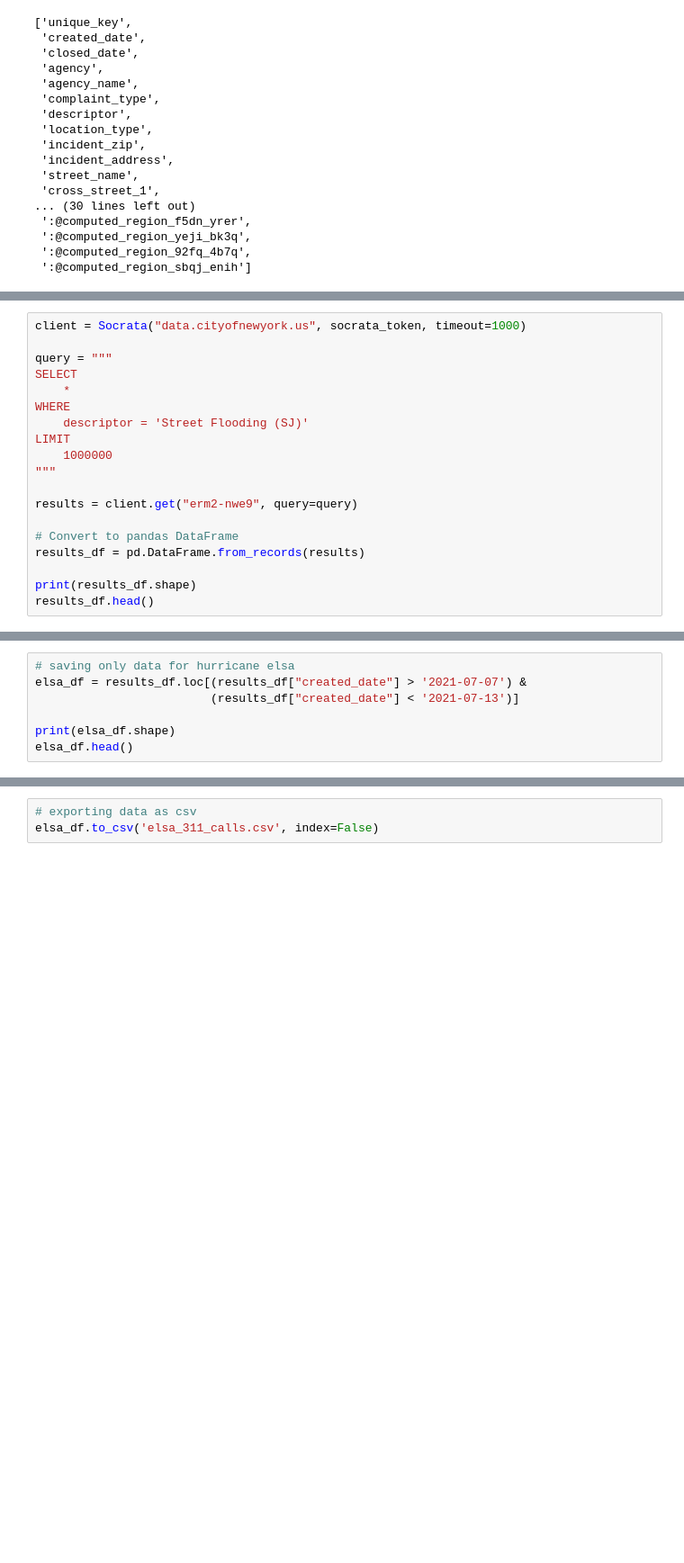
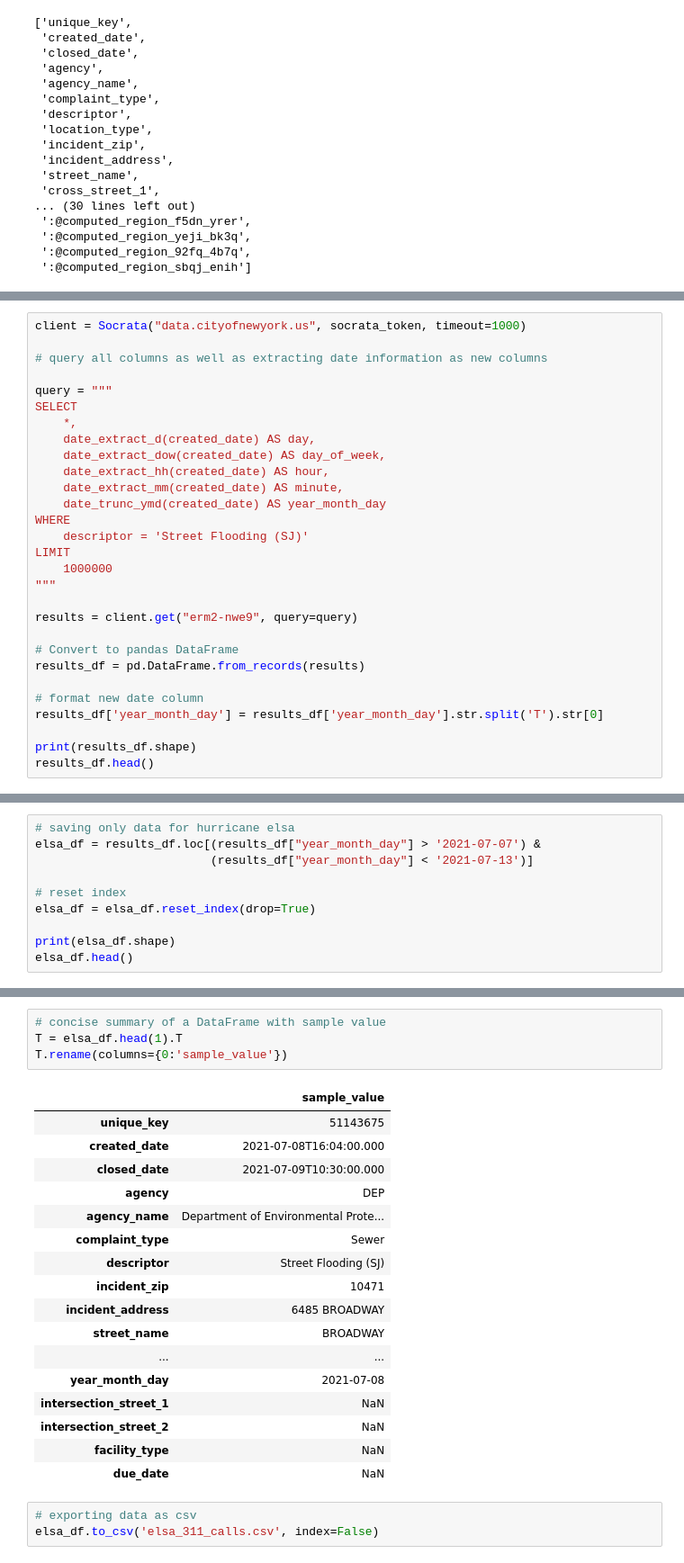
Before and after one commit to mebauer/elsa-flooding-nyc-311, a Jupyter notebook: query_tutorial.ipynb, the cells around one changed output, grey strips where cells are left out. Shown at 90% size. Cells and saved outputs as stored; diff of their text form; blank space fills up the shorter version.

Commit message:
editing notebook to improve query

```diff
--- a/query_tutorial.ipynb
+++ b/query_tutorial.ipynb
@@ -131,9 +139,16 @@ results_df.head(len(results_df))
 # %%
 client = Socrata("data.cityofnewyork.us", socrata_token, timeout=1000)
 
+# query all columns as well as extracting date information as new columns
+
 query = """
 SELECT
-    *
+    *,
+    date_extract_d(created_date) AS day,
+    date_extract_dow(created_date) AS day_of_week,
+    date_extract_hh(created_date) AS hour,
+    date_extract_mm(created_date) AS minute,
+    date_trunc_ymd(created_date) AS year_month_day
 WHERE
     descriptor = 'Street Flooding (SJ)'
 LIMIT
@@ -145,6 +160,9 @@ results = client.get("erm2-nwe9", query=query)
 # Convert to pandas DataFrame
 results_df = pd.DataFrame.from_records(results)
 
+# format new date column
+results_df['year_month_day'] = results_df['year_month_day'].str.split('T').str[0]
+
 print(results_df.shape)
 results_df.head()
 # %% [output]
@@ -167,7 +189,10 @@ Max: 2021-07-10T21:02:00.000
 # %%
 # saving only data for hurricane elsa
-elsa_df = results_df.loc[(results_df["created_date"] > '2021-07-07') &
-                         (results_df["created_date"] < '2021-07-13')]
+elsa_df = results_df.loc[(results_df["year_month_day"] > '2021-07-07') &
+                         (results_df["year_month_day"] < '2021-07-13')]
+
+# reset index
+elsa_df = elsa_df.reset_index(drop=True)
 
 print(elsa_df.shape)
 elsa_df.head()
@@ -197,3 +247,25 @@ number of complaints not closed: 92.
+# %%
+# concise summary of a DataFrame with sample value
+T = elsa_df.head(1).T
+T.rename(columns={0:'sample_value'})
+# %% [output]
+|  | sample_value |
+| unique_key | 51143675 |
+| created_date | 2021-07-08T16:04:00.000 |
+| closed_date | 2021-07-09T10:30:00.000 |
+| agency | DEP |
+| agency_name | Department of Environmental Prote... |
+| complaint_type | Sewer |
+| descriptor | Street Flooding (SJ) |
+| incident_zip | 10471 |
+| incident_address | 6485 BROADWAY |
+| street_name | BROADWAY |
+| ... | ... |
+| year_month_day | 2021-07-08 |
+| intersection_street_1 | NaN |
+| intersection_street_2 | NaN |
+| facility_type | NaN |
+| due_date | NaN |
 # %%
 # exporting data as csv
 elsa_df.to_csv('elsa_311_calls.csv', index=False)
```
Also changed, not shown: parts of 16 cells of this notebook, 2 other files.
